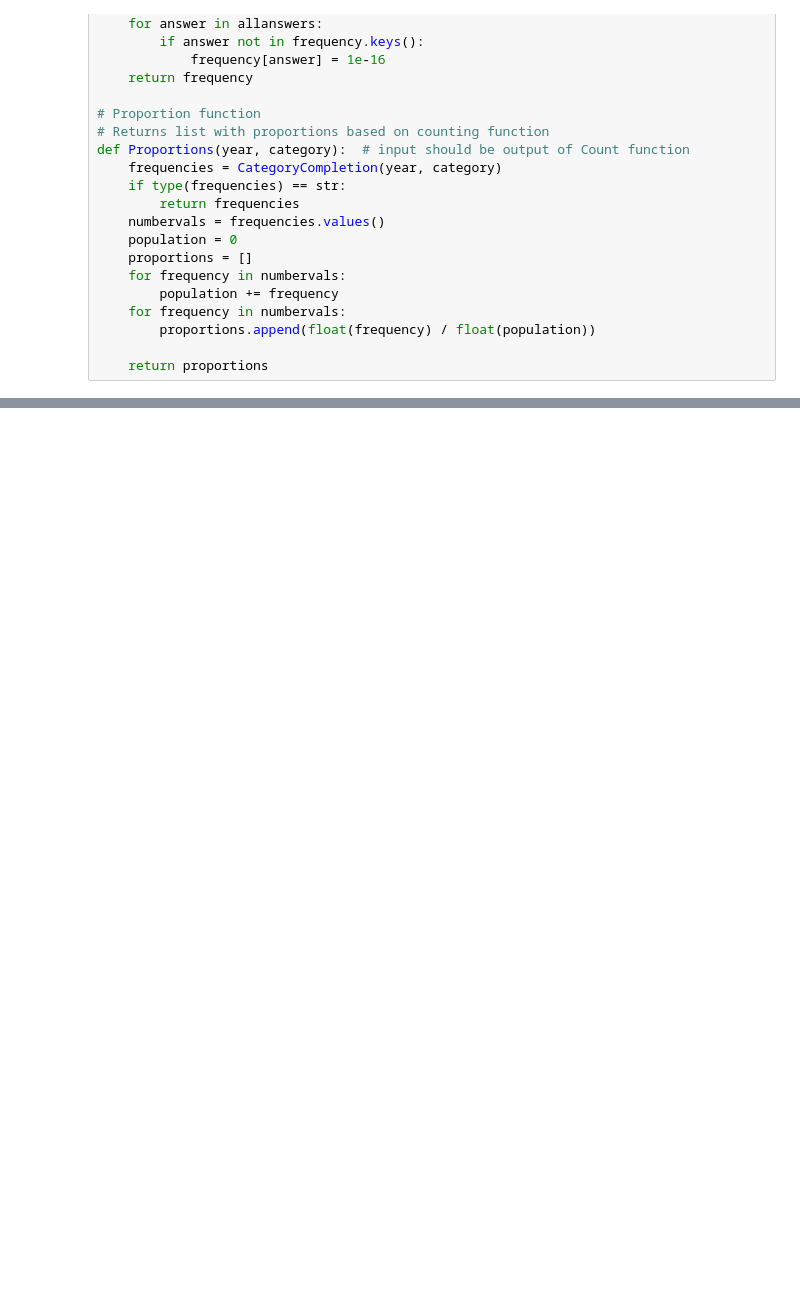
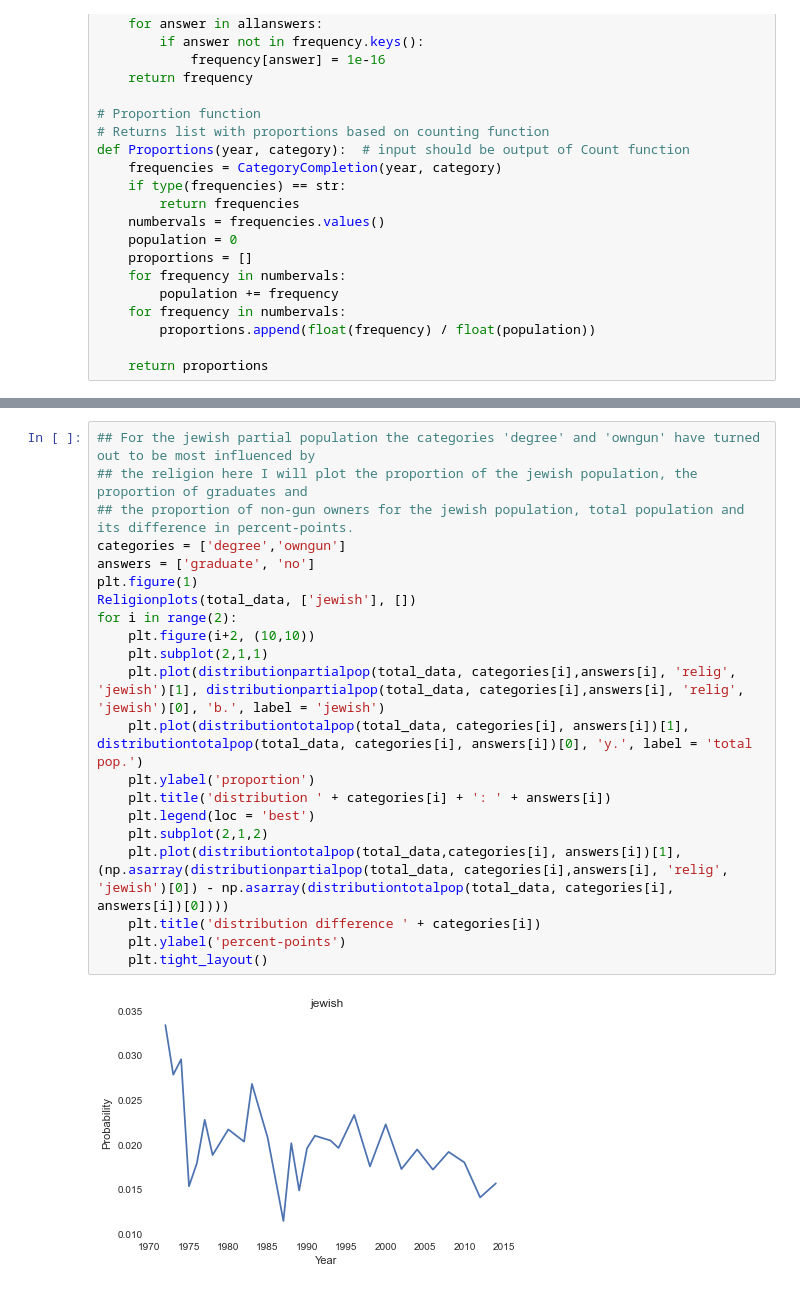
Before and after one commit to JorrenAdvProg/MasterclassBDProject, a Jupyter notebook: BDProject_Bosga_Meijers.ipynb, the cells around one changed output, grey strips where cells are left out. Cells and saved outputs as stored; diff of their text form; blank space fills up the shorter version.

```diff
--- a/BDProject_Bosga_Meijers.ipynb
+++ b/BDProject_Bosga_Meijers.ipynb
@@ -467,0 +354,23 @@ CathPlot()
+# %%
+## For the jewish partial population the categories 'degree' and 'owngun' have turned out to be most influenced by
+## the religion here I will plot the proportion of the jewish population, the proportion of graduates and
+## the proportion of non-gun owners for the jewish population, total population and its difference in percent-points.
+categories = ['degree','owngun']
+answers = ['graduate', 'no']
+plt.figure(1)
+Religionplots(total_data, ['jewish'], [])
+for i in range(2):
+    plt.figure(i+2, (10,10))
+    plt.subplot(2,1,1)
+    plt.plot(distributionpartialpop(total_data, categories[i],answers[i], 'relig', 'jewish')[1], distributionpartialpop(total_data, categories[i],answers[i], 'relig', 'jewish')[0], 'b.', label = 'jewish')
+    plt.plot(distributiontotalpop(total_data, categories[i], answers[i])[1], distributiontotalpop(total_data, categories[i], answers[i])[0], 'y.', label = 'total pop.')
+    plt.ylabel('proportion')
+    plt.title('distribution ' + categories[i] + ': ' + answers[i])
+    plt.legend(loc = 'best')
+    plt.subplot(2,1,2)
+    plt.plot(distributiontotalpop(total_data,categories[i], answers[i])[1], (np.asarray(distributionpartialpop(total_data, categories[i],answers[i], 'relig', 'jewish')[0]) - np.asarray(distributiontotalpop(total_data, categories[i], answers[i])[0])))
+    plt.title('distribution difference ' + categories[i])
+    plt.ylabel('percent-points')
+    plt.tight_layout()
+# %% [output]
+[figure, added]
```
Also changed, not shown: parts of 29 cells of this notebook.
